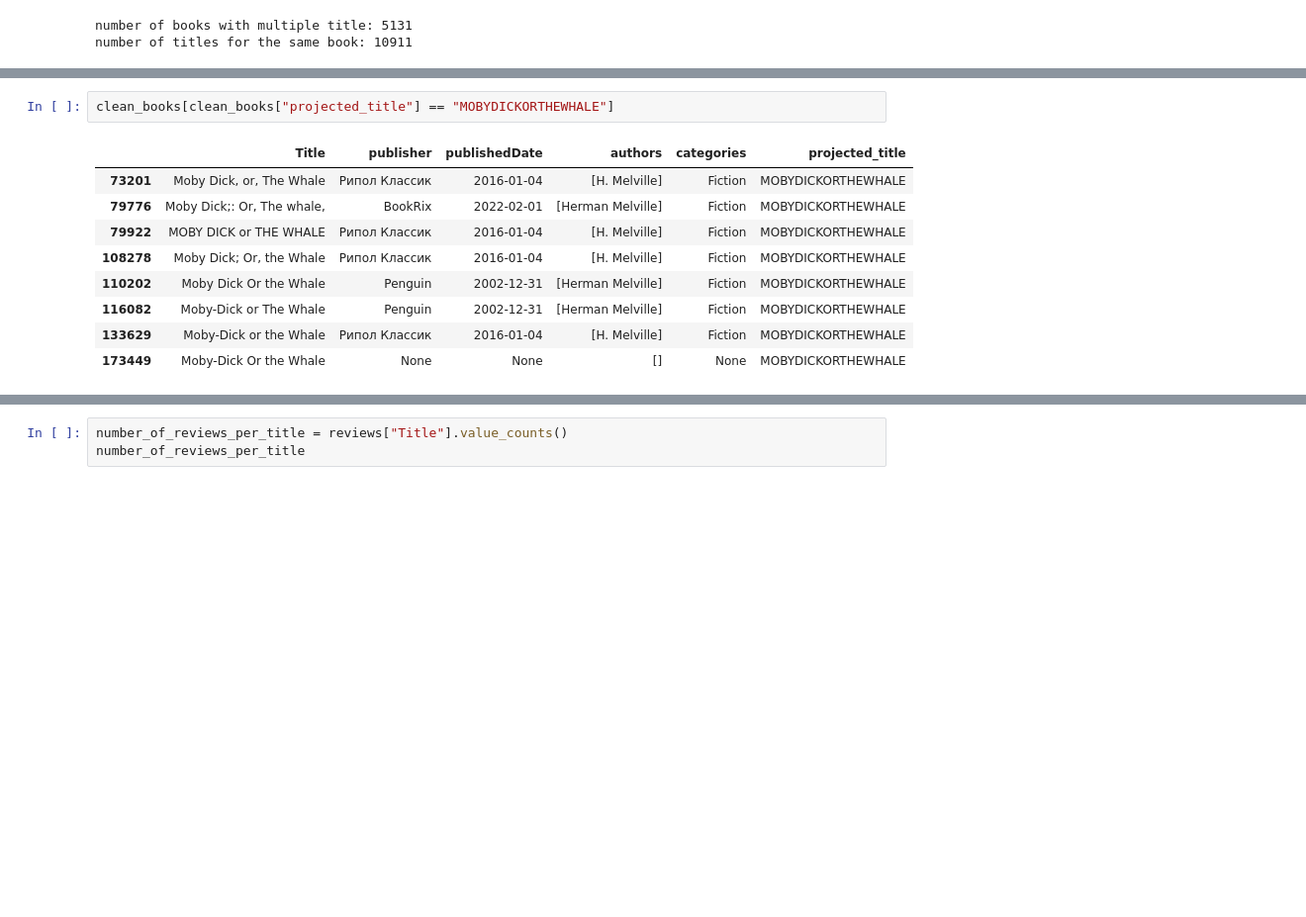
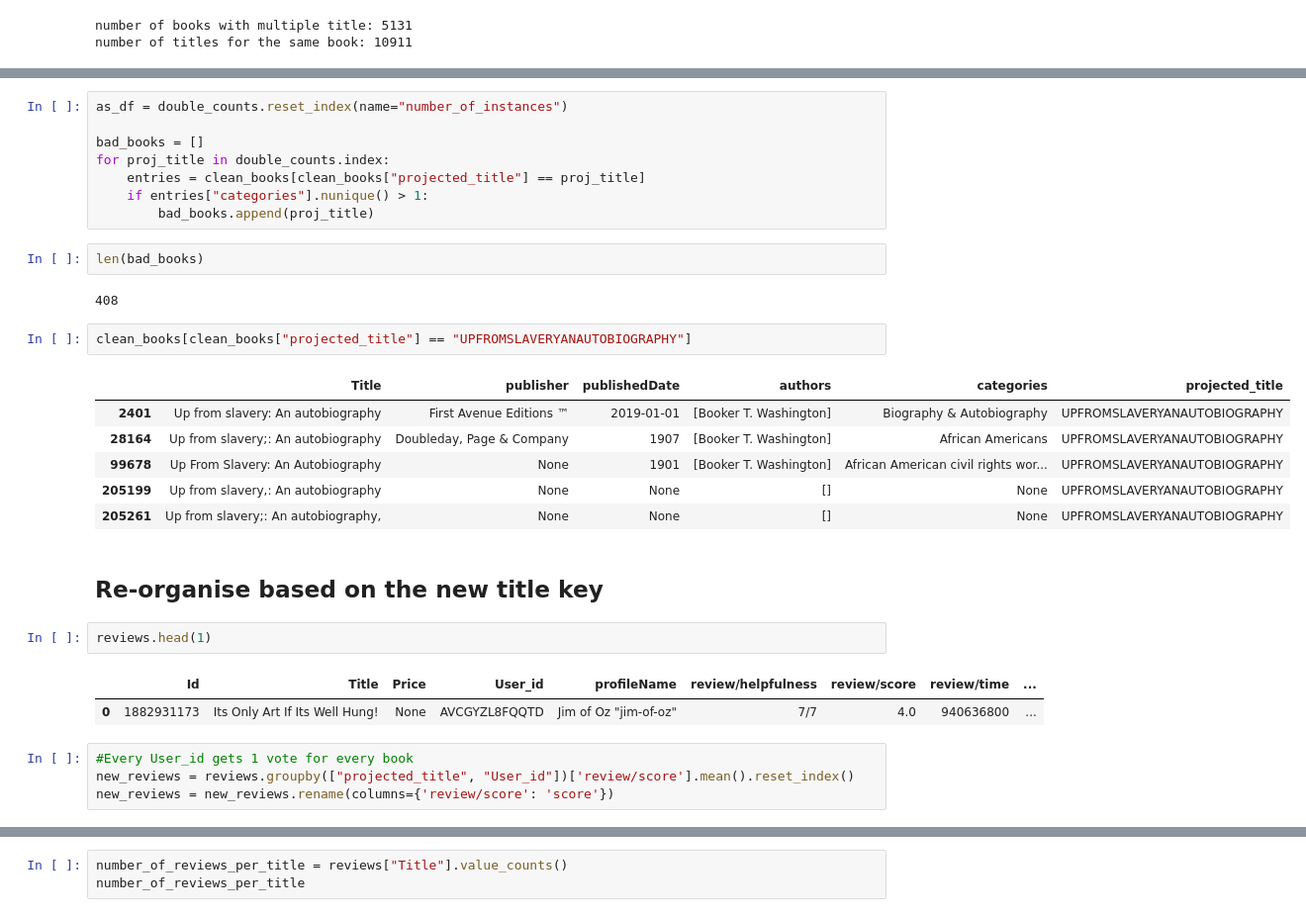
Before and after one commit to feyclan/WT_analysis, a Jupyter notebook: Cleaning.ipynb, the cells around one changed output, grey strips where cells are left out. Shown: that part at 99% size. Drawn from its saved outputs; the diff is of its cells as text; blank space fills up the shorter version.

```diff
--- a/Cleaning.ipynb
+++ b/Cleaning.ipynb
@@ -131,12 +148,32 @@ number of titles for the same book: 10911
 # %%
-clean_books[clean_books["projected_title"] == "MOBYDICKORTHEWHALE"]
+as_df = double_counts.reset_index(name="number_of_instances")
+
+bad_books = []
+for proj_title in double_counts.index:
+    entries = clean_books[clean_books["projected_title"] == proj_title]
+    if entries["categories"].nunique() > 1:
+        bad_books.append(proj_title)
-# %% [output]
-|  | Title | publisher | publishedDate | authors | categories | projected_title |
-| 73201 | Moby Dick, or, The Whale | Рипол Классик | 2016-01-04 | [H. Melville] | Fiction | MOBYDICKORTHEWHALE |
-| 79776 | Moby Dick;: Or, The whale, | BookRix | 2022-02-01 | [Herman Melville] | Fiction | MOBYDICKORTHEWHALE |
-| 79922 | MOBY DICK or THE WHALE | Рипол Классик | 2016-01-04 | [H. Melville] | Fiction | MOBYDICKORTHEWHALE |
-| 108278 | Moby Dick; Or, the Whale | Рипол Классик | 2016-01-04 | [H. Melville] | Fiction | MOBYDICKORTHEWHALE |
-| 110202 | Moby Dick Or the Whale | Penguin | 2002-12-31 | [Herman Melville] | Fiction | MOBYDICKORTHEWHALE |
-| 116082 | Moby-Dick or The Whale | Penguin | 2002-12-31 | [Herman Melville] | Fiction | MOBYDICKORTHEWHALE |
-| 133629 | Moby-Dick or the Whale | Рипол Классик | 2016-01-04 | [H. Melville] | Fiction | MOBYDICKORTHEWHALE |
-| 173449 | Moby-Dick Or the Whale | None | None | [] | None | MOBYDICKORTHEWHALE |
+# %%
+len(bad_books)
+# %% [output]
+408
+# %%
+clean_books[clean_books["projected_title"] == "UPFROMSLAVERYANAUTOBIOGRAPHY"]
+# %% [output]
+|  | Title | publisher | publishedDate | authors | categories | projected_title |
+| 2401 | Up from slavery: An autobiography | First Avenue Editions ™ | 2019-01-01 | [Booker T. Washington] | Biography & Autobiography | UPFROMSLAVERYANAUTOBIOGRAPHY |
+| 28164 | Up from slavery;: An autobiography | Doubleday, Page & Company | 1907 | [Booker T. Washington] | African Americans | UPFROMSLAVERYANAUTOBIOGRAPHY |
+| 99678 | Up From Slavery: An Autobiography | None | 1901 | [Booker T. Washington] | African American civil rights wor... | UPFROMSLAVERYANAUTOBIOGRAPHY |
+| 205199 | Up from slavery,: An autobiography | None | None | [] | None | UPFROMSLAVERYANAUTOBIOGRAPHY |
+| 205261 | Up from slavery;: An autobiography, | None | None | [] | None | UPFROMSLAVERYANAUTOBIOGRAPHY |
+# %% [markdown]
+## Re-organise based on the new title key
+# %%
+reviews.head(1)
+# %% [output]
+|  | Id | Title | Price | User_id | profileName | review/helpfulness | review/score | review/time | ... |
+| 0 | 1882931173 | Its Only Art If Its Well Hung! | None | AVCGYZL8FQQTD | Jim of Oz "jim-of-oz" | 7/7 | 4.0 | 940636800 | ... |
+# %%
+#Every User_id gets 1 vote for every book
+new_reviews = reviews.groupby(["projected_title", "User_id"])['review/score'].mean().reset_index()
+new_reviews = new_reviews.rename(columns={'review/score': 'score'})
```
Also changed, not shown: parts of 25 cells of this notebook.
